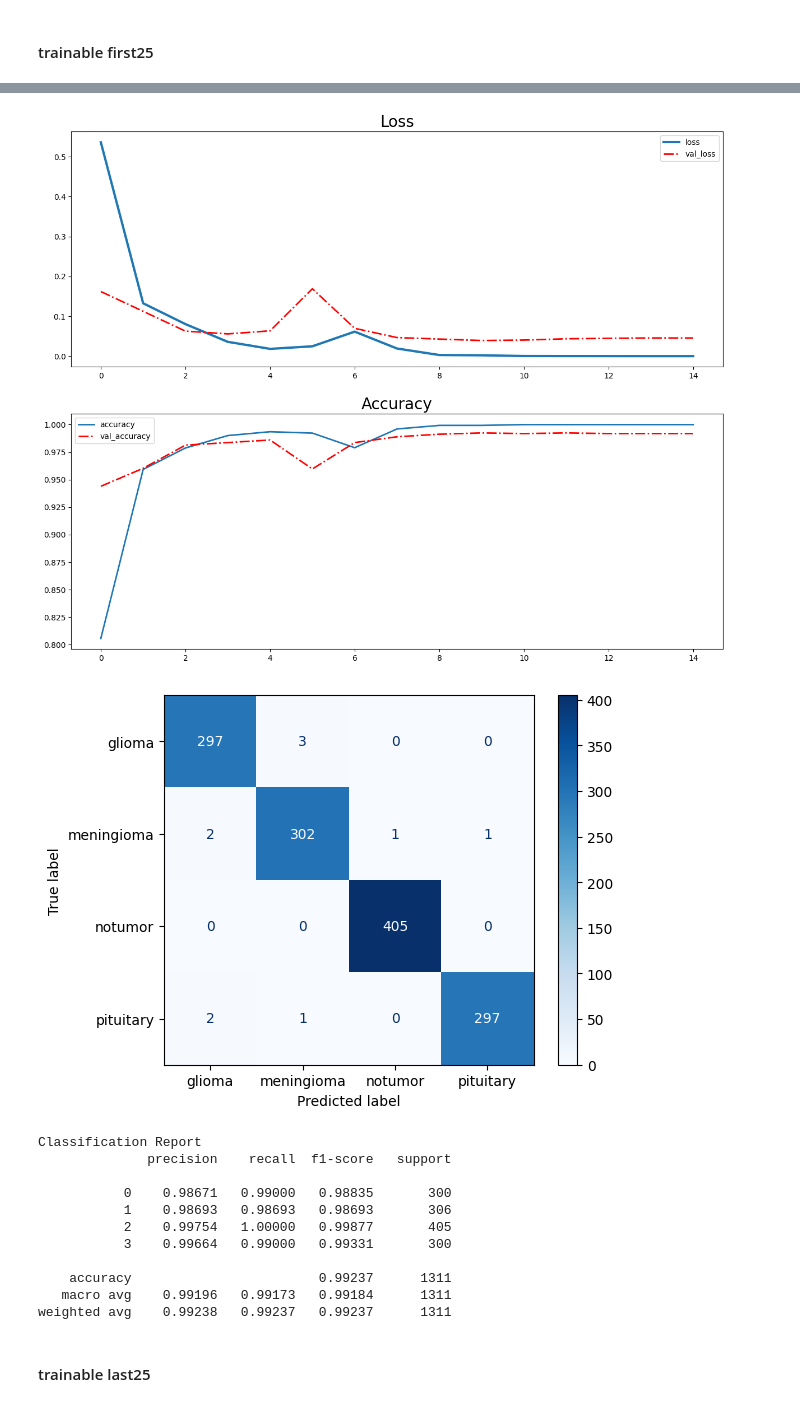
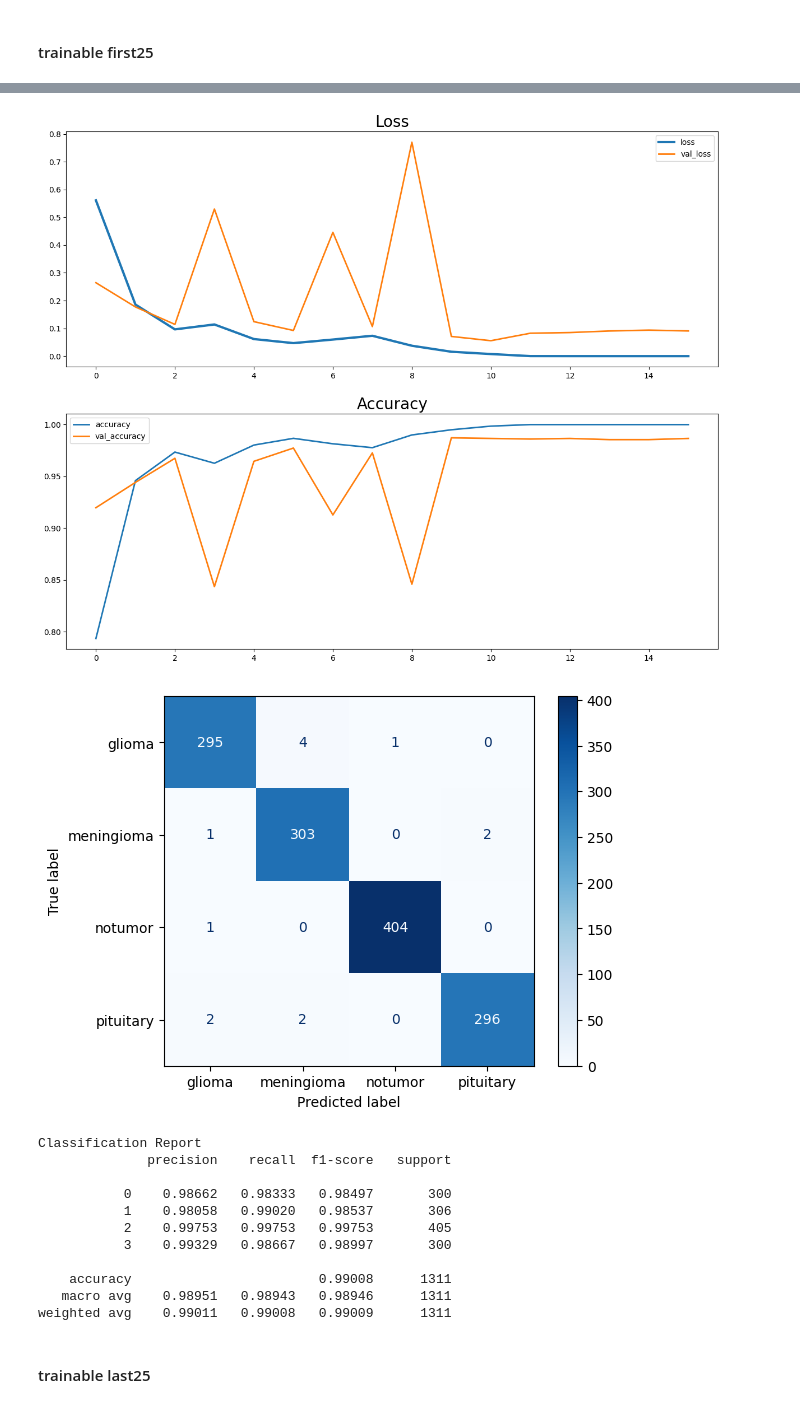
Before and after one commit to earfunnyy/Brain-Tumor-Classification, a Jupyter notebook: train.ipynb, the cells around one changed output, grey strips where cells are left out. Cells and saved outputs as stored; diff of their text form; code cells hidden in the pictures.

Commit message:
EDIT: Retrain using different image sizes

```diff
--- a/train.ipynb
+++ b/train.ipynb
@@ -259,10 +253,12 @@ def train(model, model_name, train_ds, valid_ds, epochs, save_directory):
     checkpoint_cb = tf.keras.callbacks.ModelCheckpoint(saving_path, monitor='val_accuracy', save_best_only=True)
 
     # Early Stoping Call-Backc to stop trainig process after 'patience' epochs if the metric doesn't grow
-    earlystop_cb = tf.keras.callbacks.EarlyStopping(patience=5, restore_best_weights=True)
+    earlystop_cb = tf.keras.callbacks.EarlyStopping(monitor='val_loss', patience=5, restore_best_weights=True)
 
     # ReduceLROnPlateau Call-Back to decrease learning-rate base on 'monitor' parameter after 'patience' epochs with a 'factor' is doesn't improve
     reduce_lr = tf.keras.callbacks.ReduceLROnPlateau(monitor='val_loss', factor=0.5, patience=3, min_lr=1e-6)
+
+    start = time.time()
 
     # Model training
     history = model.fit(
@@ -272,7 +268,13 @@ def train(model, model_name, train_ds, valid_ds, epochs, save_directory):
         callbacks=[checkpoint_cb, earlystop_cb, reduce_lr]
     )
 
-    return model, history
+    end = time.time()
+
+    # Counting trianing time
+    training_time = end - start
+    print(f"Training completed in {training_time:.2f} seconds.")
+
+    return model, history, training_time
 # %%
 def plot(model, history, test_ds):
     # Convert result of training to DataFrame
@@ -286,14 +288,14 @@ def plot(model, history, test_ds):
 
     # AX0 : Loss
     ax[0].plot(x, result.loss, label='loss', linewidth=3)
-    ax[0].plot(x, result.val_loss, label='val_loss', linewidth=2, ls='-.', c='r')
+    ax[0].plot(x, result.val_loss, label='val_loss', linewidth=2)
     ax[0].set_title('Loss', fontsize=20)
     ax[0].set_xticks(np.arange(0, len(x), 2))
     ax[0].legend()
 
     #  AX1 : Loss
     ax[1].plot(x, result.accuracy, label='accuracy', linewidth=2)
-    ax[1].plot(x, result.val_accuracy, label='val_accuracy', linewidth=2, ls='-.', c='r')
+    ax[1].plot(x, result.val_accuracy, label='val_accuracy', linewidth=2)
     ax[1].set_title('Accuracy', fontsize=20)
     ax[1].set_xticks(np.arange(0, len(x), 2))
     ax[1].legend()
@@ -335,24 +337,26 @@ def plot(model, history, test_ds):
 
     return history, test_loss, test_acc, test_f1score
 # %%
-def result(model_name, test_loss, test_acc, test_f1score, result_dict):
+def result(model_name, test_loss, test_acc, test_f1score, result_dict, training_time):
     result_dict['Model Name'].append(model_name)
     result_dict['Test Loss'].append(test_loss)
     result_dict['Test Accuracy'].append(test_acc)
-    result_dict['Test F1Score'].append(test_f1score)
+    result_dict['Test F1Score'].append(test_f1score[0])
+    result_dict['Training Time'].append(training_time)
 
 result_dict = {
     'Model Name': [],
     'Test Loss': [],
     'Test Accuracy': [],
-    'Test F1Score': []
+    'Test F1Score': [],
+    'Training Time': []
 }
 # %% [markdown]
 # Prepare training dataset
 # %%
-train_ds_224, valid_ds_224, test_ds_224 = prepare_dataset(BASE_DIR, 224)
-train_ds_300, valid_ds_300, test_ds_300 = prepare_dataset(BASE_DIR, 300)
-train_ds_380, valid_ds_380, test_ds_380 = prepare_dataset(BASE_DIR, 380)
+train_ds_224, valid_ds_224, test_ds_224 = prepare_dataset(BASE_DIR, 224, 32)
+train_ds_300, valid_ds_300, test_ds_300 = prepare_dataset(BASE_DIR, 300, 24)
+train_ds_380, valid_ds_380, test_ds_380 = prepare_dataset(BASE_DIR, 380, 8)
 # %% [output]
 Found 5712 files belonging to 4 classes.
 Number of batches in train_full : 179
@@ -686,7 +650,7 @@ model_name = 'efficientnetv2m_standart_trainable_first25'
 input_shape = (380,380,3)
 
 std_m_tf25 = build_model_trainable_first25(EfficientNetV2M, input_shape=input_shape, num_classes=4)
-std_m_tf25, history_std_m_tf25 = train(std_m_tf25, model_name, train_ds_380, valid_ds_380, EPOCHS, SAVE_DIRECTORY)
+std_m_tf25, history_std_m_tf25, training_time = train(std_m_tf25, model_name, train_ds_380, valid_ds_380, EPOCHS, SAVE_DIRECTORY)
 history_std_m_tf25, test_loss, test_acc, test_f1score = plot(std_m_tf25, history_std_m_tf25, test_ds_380)
-result(model_name, test_loss, test_acc, test_f1score, result_dict)
+result(model_name, test_loss, test_acc, test_f1score, result_dict, training_time)
 # %% [output]
@@ -714,16 +676,16 @@ Epoch 7/20
-[figure, old version]
+[figure, new version]
-[figure, old version]
+[figure, new version]
 Classification Report
               precision    recall  f1-score   support
 
-           0    0.98671   0.99000   0.98835       300
-           1    0.98693   0.98693   0.98693       306
-           2    0.99754   1.00000   0.99877       405
-           3    0.99664   0.99000   0.99331       300
+           0    0.98662   0.98333   0.98497       300
+           1    0.98058   0.99020   0.98537       306
+           2    0.99753   0.99753   0.99753       405
+           3    0.99329   0.98667   0.98997       300
 
-    accuracy                        0.99237      1311
-   macro avg    0.99196   0.99173   0.99184      1311
-weighted avg    0.99238   0.99237   0.99237      1311
+    accuracy                        0.99008      1311
+   macro avg    0.98951   0.98943   0.98946      1311
+weighted avg    0.99011   0.99008   0.99009      1311
 # %% [markdown]
 #### trainable last25
 # %%
```
Also changed, not shown: parts of 31 cells of this notebook, 1 other file.
